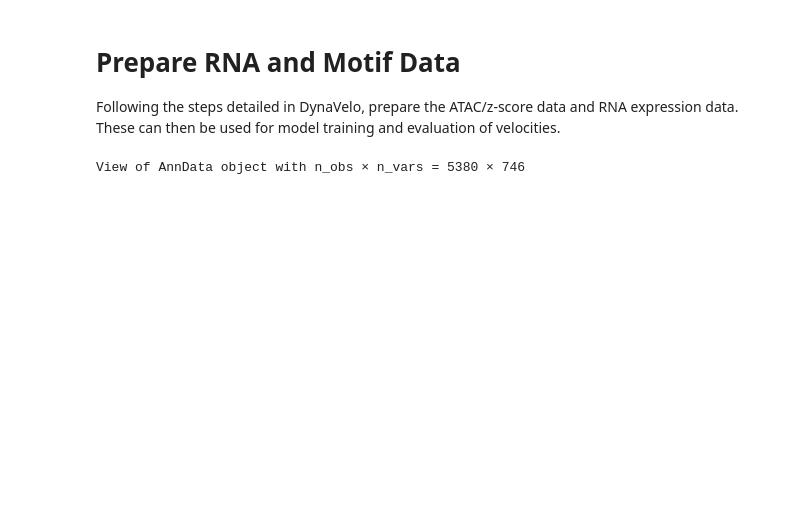
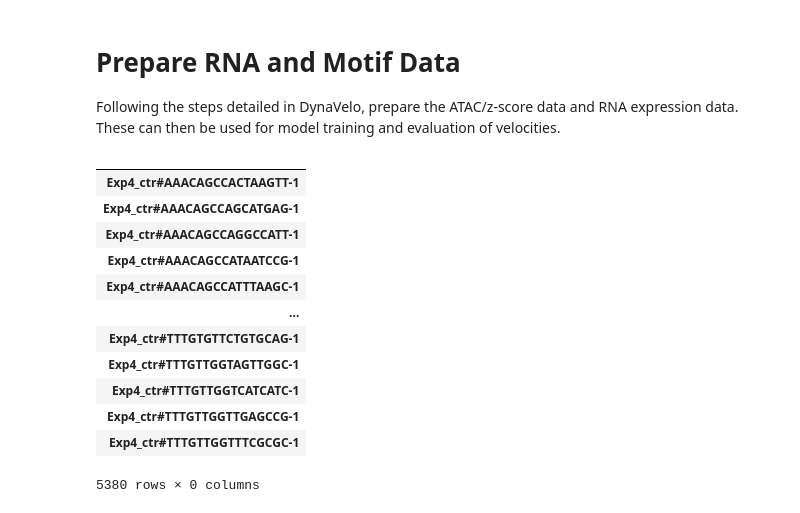
Before and after one commit to N1klasSchmidt/DynaVelo_testing, a Jupyter notebook: preprocessing/prepare_data.ipynb, the cells around one changed output. Drawn from its saved outputs; the diff is of its cells as text; code cells hidden in the pictures; blank space fills up the shorter version.

```diff
--- a/preprocessing/prepare_data.ipynb
+++ b/preprocessing/prepare_data.ipynb
@@ -32,7 +33,19 @@ adata_atac = adata_atac[intersection_cells, :]  # Convert to cells-by-peak
 adata_atac.write_h5ad(fr"{python_data_dir}\z_scores_intersect.h5ad")
 adata_rna.write_h5ad(fr"{python_data_dir}\total_counts_intersect.h5ad")
 # %%
-adata_atac
+adata_atac.obs
 # %% [output]
+|  |
+| Exp4_ctr#AAACAGCCACTAAGTT-1 |
+| Exp4_ctr#AAACAGCCAGCATGAG-1 |
+| Exp4_ctr#AAACAGCCAGGCCATT-1 |
+| Exp4_ctr#AAACAGCCATAATCCG-1 |
+| Exp4_ctr#AAACAGCCATTTAAGC-1 |
+| ... |
+| Exp4_ctr#TTTGTGTTCTGTGCAG-1 |
+| Exp4_ctr#TTTGTTGGTAGTTGGC-1 |
+| Exp4_ctr#TTTGTTGGTCATCATC-1 |
+| Exp4_ctr#TTTGTTGGTTGAGCCG-1 |
+| Exp4_ctr#TTTGTTGGTTTCGCGC-1 |
-View of AnnData object with n_obs × n_vars = 5380 × 746
+5380 rows × 0 columns
 # %%
```
Also changed, not shown: parts of 9 cells of this notebook, 4 other files.
